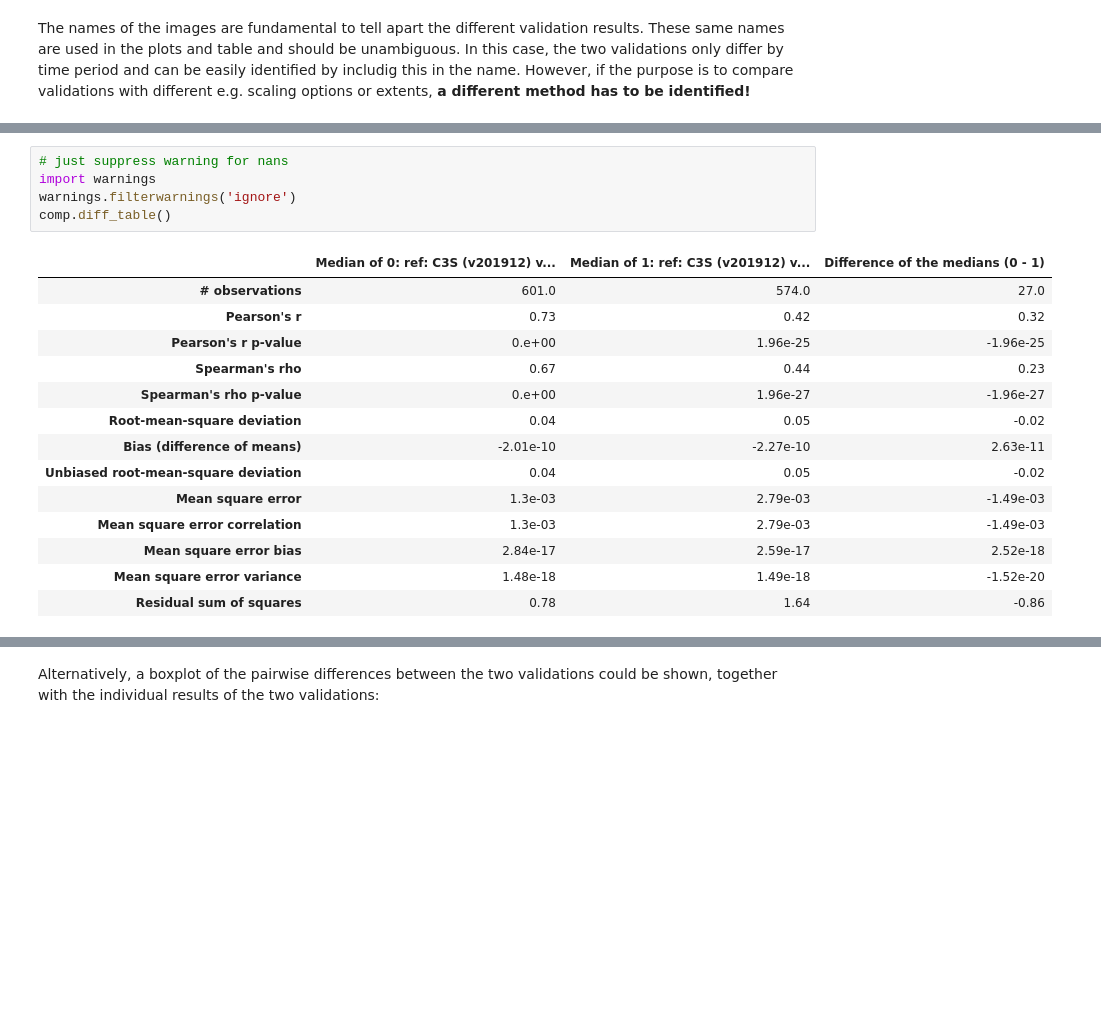
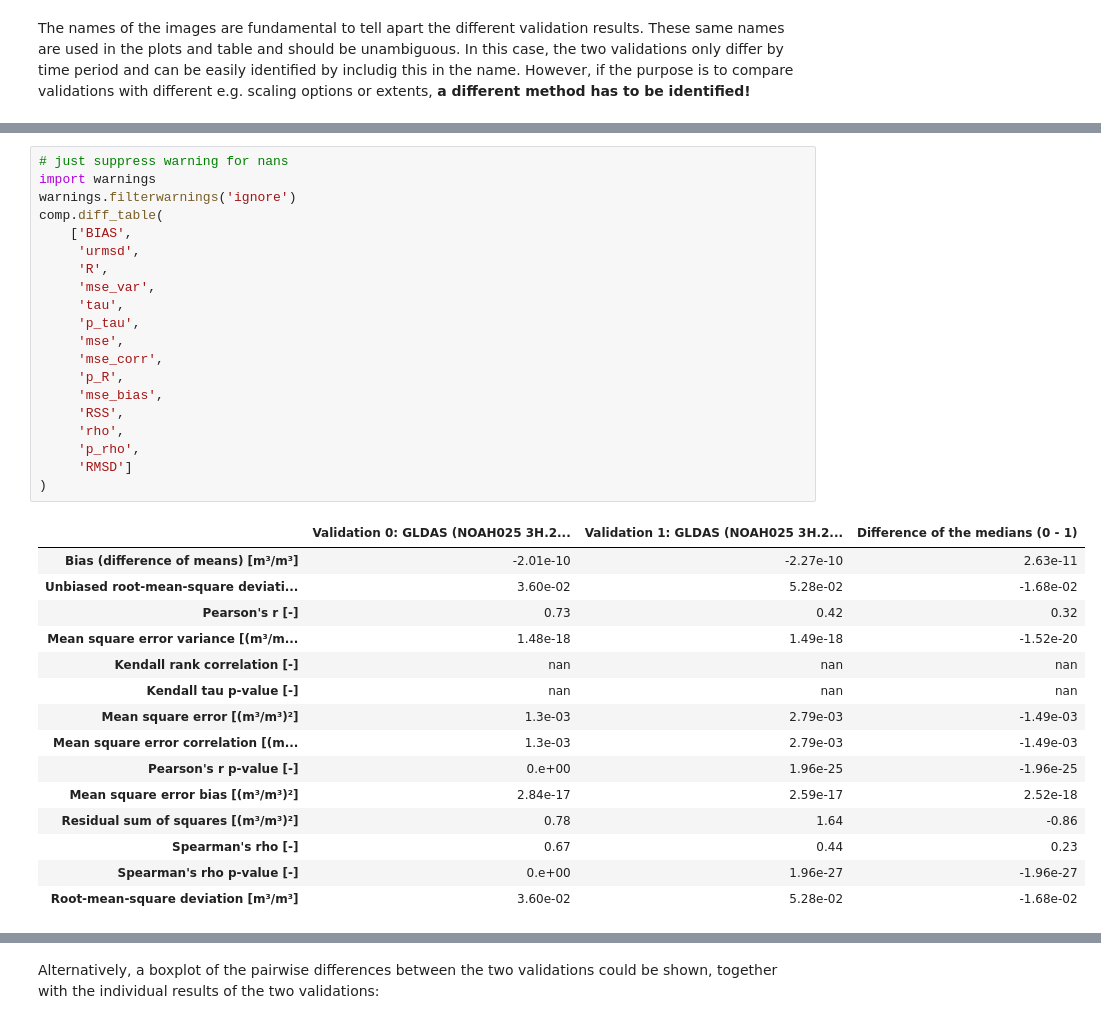
Before and after one commit to nfb2021/qa4sm-reader, a Jupyter notebook: docs/examples/Validation_comparison.ipynb, the cells around one changed output, grey strips where cells are left out. Cells and saved outputs as stored; diff of their text form; blank space fills up the shorter version.

```diff
--- a/docs/examples/Validation_comparison.ipynb
+++ b/docs/examples/Validation_comparison.ipynb
@@ -44,21 +63,37 @@ A first difference overview can be provided using the summary statistics of the
 # %%
 # just suppress warning for nans
 import warnings
 warnings.filterwarnings('ignore')
-comp.diff_table()
+comp.diff_table(
+    ['BIAS',
+     'urmsd',
+     'R',
+     'mse_var',
+     'tau',
+     'p_tau',
+     'mse',
+     'mse_corr',
+     'p_R',
+     'mse_bias',
+     'RSS',
+     'rho',
+     'p_rho',
+     'RMSD']
+)
 # %% [output]
-|  | Median of 0: ref: C3S (v201912) v... | Median of 1: ref: C3S (v201912) v... | Difference of the medians (0 - 1) |
-| # observations | 601.0 | 574.0 | 27.0 |
-| Pearson's r | 0.73 | 0.42 | 0.32 |
-| Pearson's r p-value | 0.e+00 | 1.96e-25 | -1.96e-25 |
-| Spearman's rho | 0.67 | 0.44 | 0.23 |
-| Spearman's rho p-value | 0.e+00 | 1.96e-27 | -1.96e-27 |
-| Root-mean-square deviation | 0.04 | 0.05 | -0.02 |
-| Bias (difference of means) | -2.01e-10 | -2.27e-10 | 2.63e-11 |
-| Unbiased root-mean-square deviation | 0.04 | 0.05 | -0.02 |
-| Mean square error | 1.3e-03 | 2.79e-03 | -1.49e-03 |
-| Mean square error correlation | 1.3e-03 | 2.79e-03 | -1.49e-03 |
-| Mean square error bias | 2.84e-17 | 2.59e-17 | 2.52e-18 |
-| Mean square error variance | 1.48e-18 | 1.49e-18 | -1.52e-20 |
-| Residual sum of squares | 0.78 | 1.64 | -0.86 |
+|  | Validation 0: GLDAS (NOAH025 3H.2... | Validation 1: GLDAS (NOAH025 3H.2... | Difference of the medians (0 - 1) |
+| Bias (difference of means) [m³/m³] | -2.01e-10 | -2.27e-10 | 2.63e-11 |
+| Unbiased root-mean-square deviati... | 3.60e-02 | 5.28e-02 | -1.68e-02 |
+| Pearson's r [-] | 0.73 | 0.42 | 0.32 |
+| Mean square error variance [(m³/m... | 1.48e-18 | 1.49e-18 | -1.52e-20 |
+| Kendall rank correlation [-] | nan | nan | nan |
+| Kendall tau p-value [-] | nan | nan | nan |
+| Mean square error [(m³/m³)²] | 1.3e-03 | 2.79e-03 | -1.49e-03 |
+| Mean square error correlation [(m... | 1.3e-03 | 2.79e-03 | -1.49e-03 |
+| Pearson's r p-value [-] | 0.e+00 | 1.96e-25 | -1.96e-25 |
+| Mean square error bias [(m³/m³)²] | 2.84e-17 | 2.59e-17 | 2.52e-18 |
+| Residual sum of squares [(m³/m³)²] | 0.78 | 1.64 | -0.86 |
+| Spearman's rho [-] | 0.67 | 0.44 | 0.23 |
+| Spearman's rho p-value [-] | 0.e+00 | 1.96e-27 | -1.96e-27 |
+| Root-mean-square deviation [m³/m³] | 3.60e-02 | 5.28e-02 | -1.68e-02 |
 # %% [markdown]
```
Also changed, not shown: parts of 29 cells of this notebook, 5 other files.
